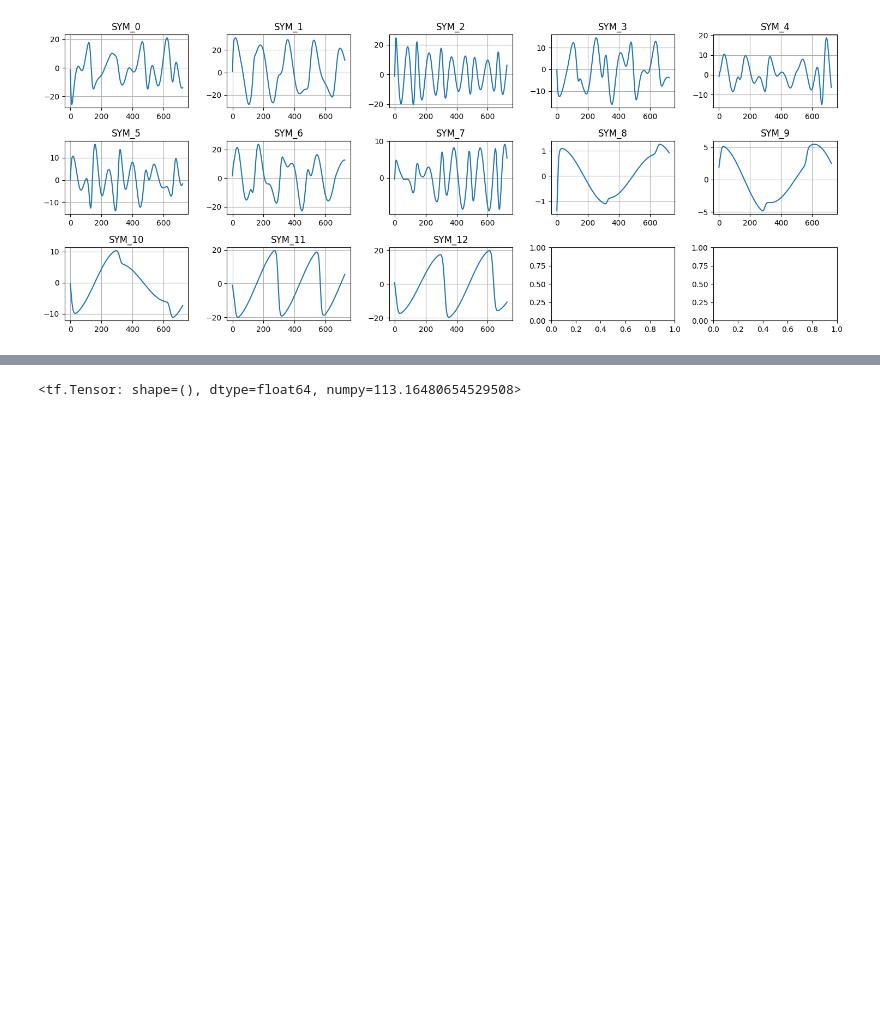
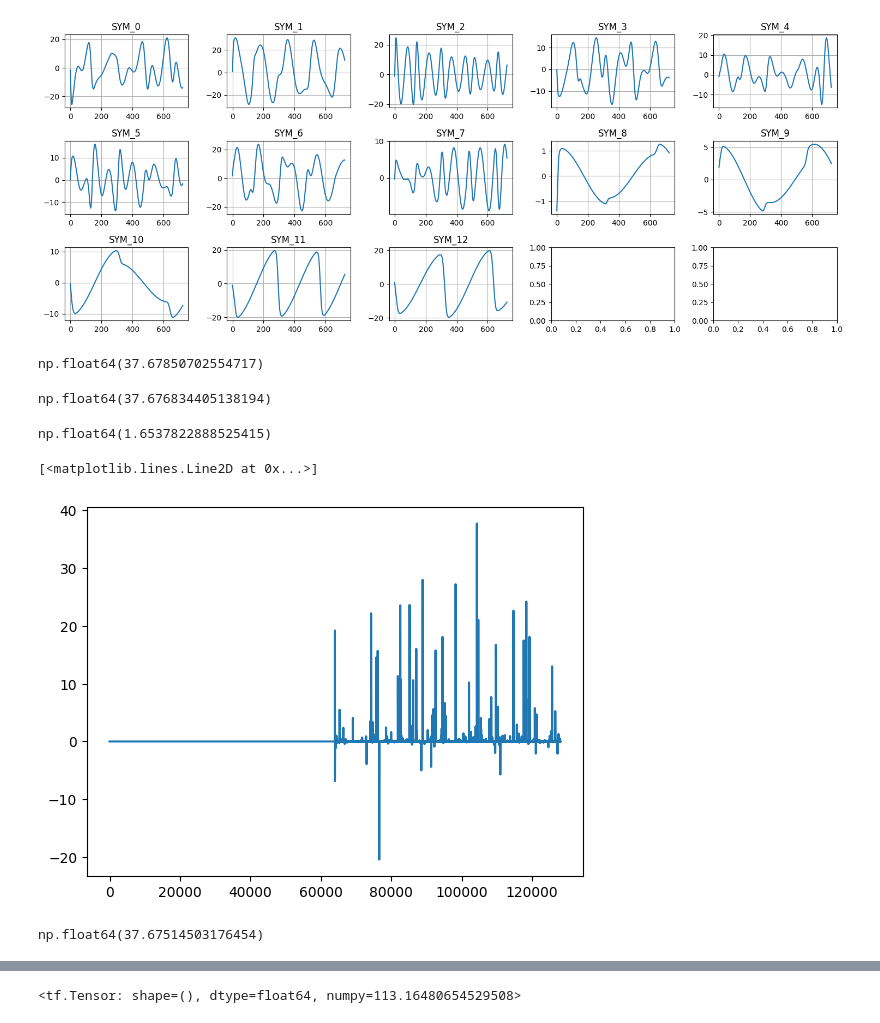
Before and after one commit to YedaCui/TSRLproject_JPMorgan, a Jupyter notebook: lrtf.ipynb, the cells around one changed output, grey strips where cells are left out. Drawn from its saved outputs; the diff is of its cells as text; code cells hidden in the pictures; blank space fills up the shorter version.

```diff
--- a/lrtf.ipynb
+++ b/lrtf.ipynb
@@ -441,3 +441,24 @@ plt.tight_layout()
 plt.show()
 # %% [output]
 [figure]
+# %%
+data["states"][2][40284]
+# %% [output]
+np.float64(37.67850702554717)
+# %%
+data["states"][1][40284]
+# %% [output]
+np.float64(37.676834405138194)
+# %%
+data["states"][1][len(data["states"][0])//2 + 40284]
+# %% [output]
+np.float64(1.6537822888525415)
+# %%
+plt.plot(data["timegrads"][1])
+# %% [output]
+[<matplotlib.lines.Line2D at 0x...>]
+[figure, added]
+# %%
+data["timegrads"][0][len(data["states"][0])//2 + 40284]
+# %% [output]
+np.float64(37.67514503176454)
```
Also changed, not shown: parts of 13 cells of this notebook, 3 other files.
